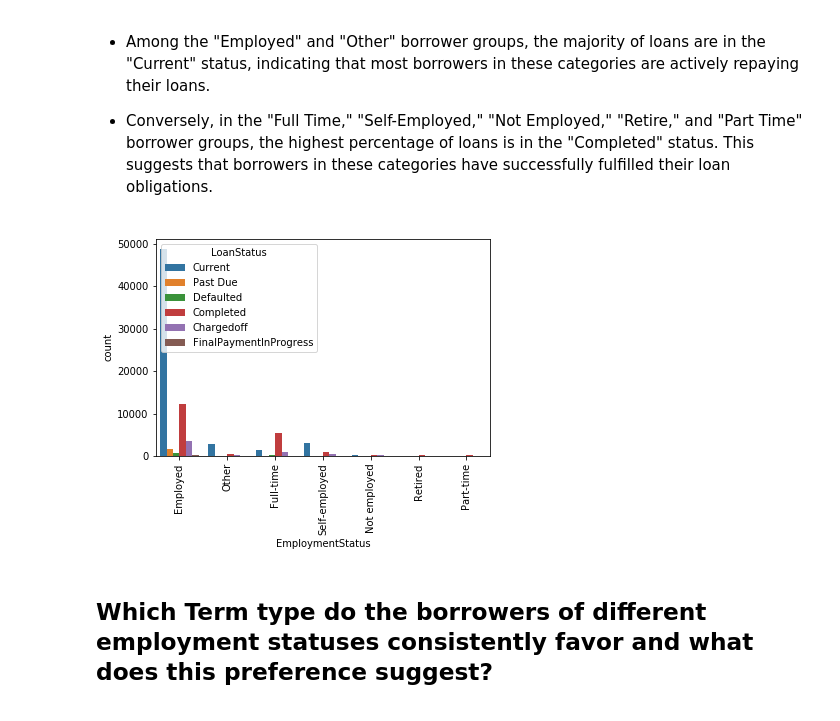
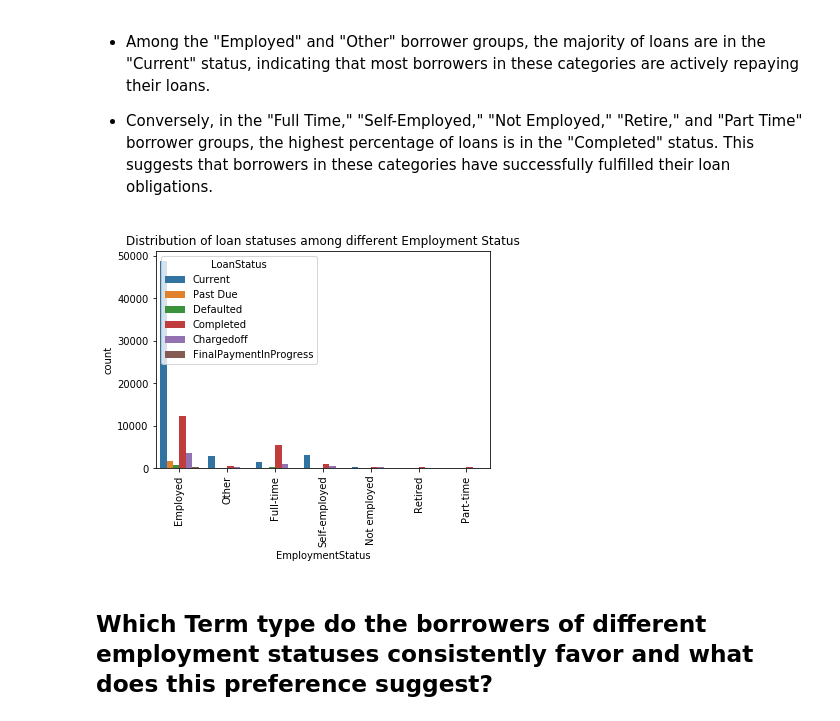
Before and after one commit to BLan28/Loan-Data-from-Prosper, a Jupyter notebook: Part_II_slide_deck_template.ipynb, the cells around one changed output. Saved outputs shown, nothing was run; the diff lists cells and outputs as text; code cells hidden in the pictures.

```diff
--- a/Part_II_slide_deck_template.ipynb
+++ b/Part_II_slide_deck_template.ipynb
@@ -189,9 +208,10 @@ plt.tight_layout()
 - Conversely, in the "Full Time," "Self-Employed," "Not Employed," "Retire," and "Part Time" borrower groups, the highest percentage of loans is in the "Completed" status. This suggests that borrowers in these categories have successfully fulfilled their loan obligations.
 # %%
 sb.countplot(data=loan_data, x='EmploymentStatus', hue='LoanStatus')
+plt.title("Distribution of loan statuses among different Employment Status")
 plt.xticks(rotation=90);
 # %% [output]
-[figure, old version]
+[figure, new version]
 # %% [markdown]
 ## Which Term type do the borrowers of different employment statuses consistently favor and what does this preference suggest?
 # %% [markdown]
```
Also changed, not shown: parts of 22 cells of this notebook, 2 other files.
